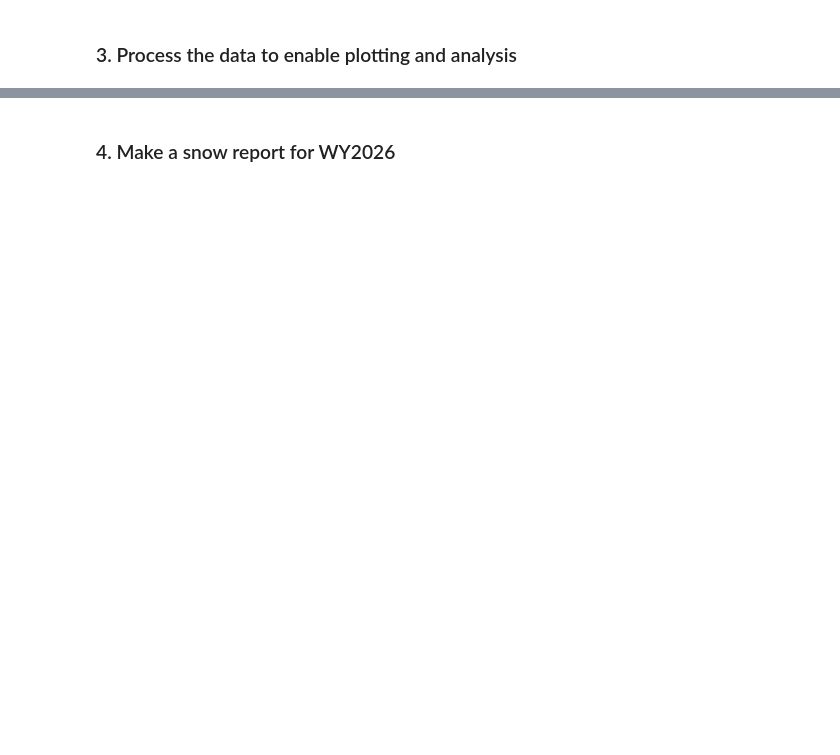
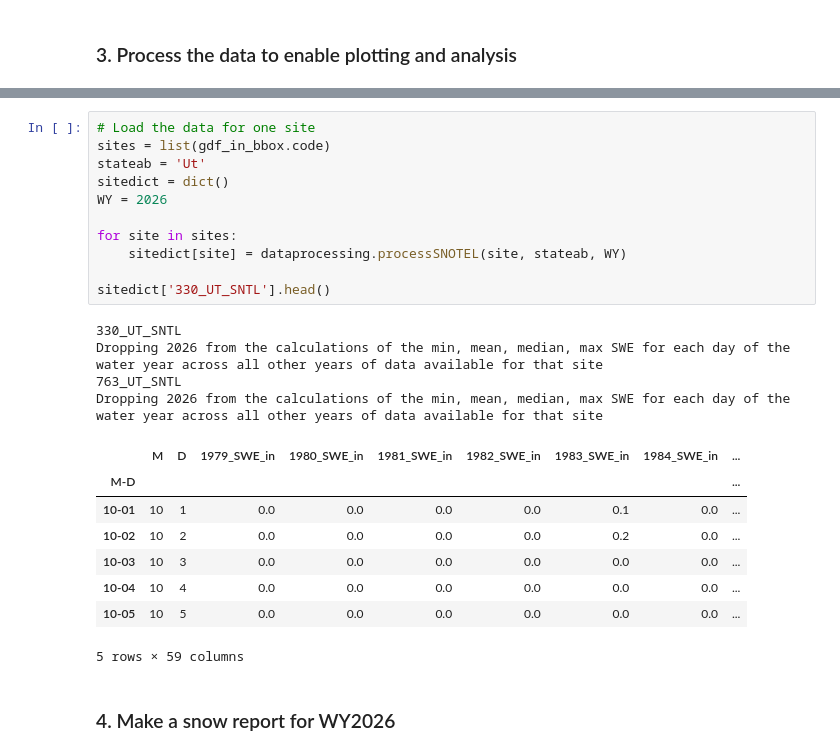
Before and after one commit to adernbach/Data-Acquisition-Processing-Analysis, a Jupyter notebook: My_SNOTEL_Analysis.ipynb, the cells around one changed output, grey strips where cells are left out. Cells and saved outputs as stored; diff of their text form; blank space fills up the shorter version.

```diff
--- a/My_SNOTEL_Analysis.ipynb
+++ b/My_SNOTEL_Analysis.ipynb
@@ -93,2 +110,26 @@ KeyError: 1
+# %%
+# Load the data for one site
+sites = list(gdf_in_bbox.code)
+stateab = 'Ut'
+sitedict = dict()
+WY = 2026
+
+for site in sites:
+    sitedict[site] = dataprocessing.processSNOTEL(site, stateab, WY)
+
+sitedict['330_UT_SNTL'].head()
+# %% [output]
+330_UT_SNTL
+Dropping 2026 from the calculations of the min, mean, median, max SWE for each day of the water year across all other years of data available for that site
+763_UT_SNTL
+Dropping 2026 from the calculations of the min, mean, median, max SWE for each day of the water year across all other years of data available for that site
+|  | M | D | 1979_SWE_in | 1980_SWE_in | 1981_SWE_in | 1982_SWE_in | 1983_SWE_in | 1984_SWE_in | ... |
+| M-D |  |  |  |  |  |  |  |  | ... |
+| 10-01 | 10 | 1 | 0.0 | 0.0 | 0.0 | 0.0 | 0.1 | 0.0 | ... |
+| 10-02 | 10 | 2 | 0.0 | 0.0 | 0.0 | 0.0 | 0.2 | 0.0 | ... |
+| 10-03 | 10 | 3 | 0.0 | 0.0 | 0.0 | 0.0 | 0.0 | 0.0 | ... |
+| 10-04 | 10 | 4 | 0.0 | 0.0 | 0.0 | 0.0 | 0.0 | 0.0 | ... |
+| 10-05 | 10 | 5 | 0.0 | 0.0 | 0.0 | 0.0 | 0.0 | 0.0 | ... |
+5 rows × 59 columns
 # %% [markdown]
 ### 4. Make a snow report for WY2026
```
Also changed, not shown: parts of 8 cells of this notebook, 6 other files.
